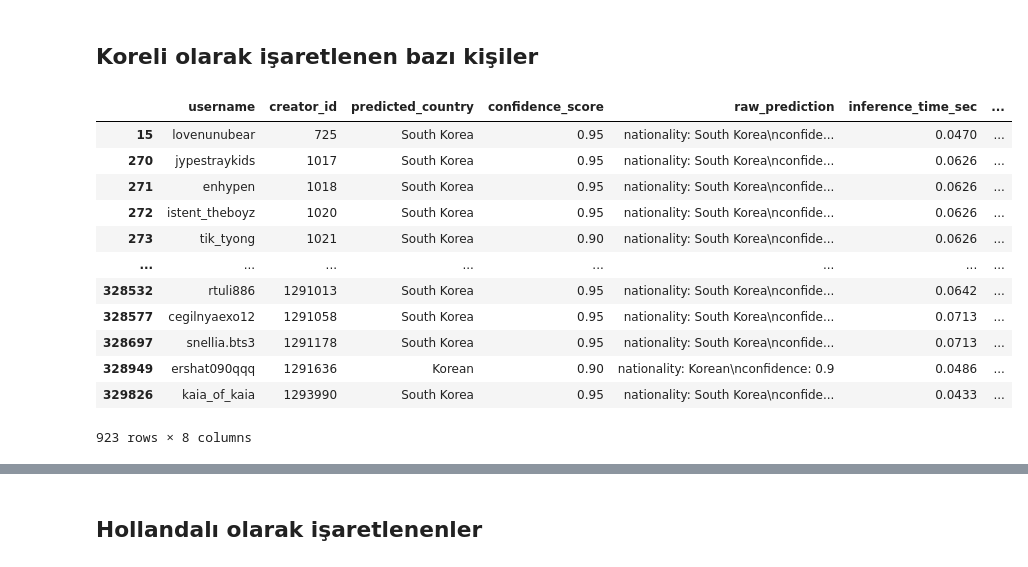
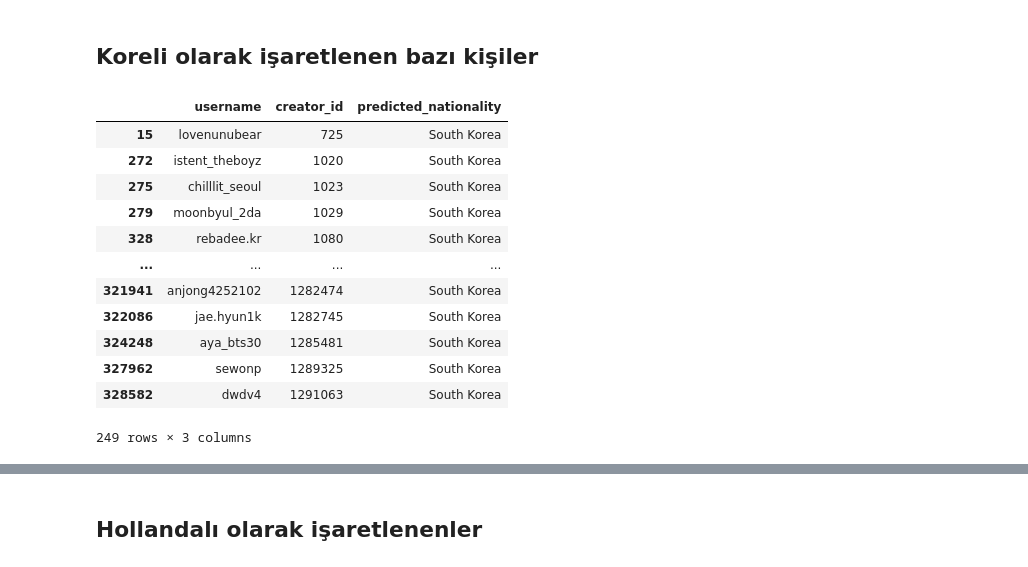
Before and after one commit to huseyinbayoglu/Inference-results, a Jupyter notebook: analyze_results.ipynb, the cells around one changed output, grey strips where cells are left out. Drawn from its saved outputs; the diff is of its cells as text; code cells hidden in the pictures.

```diff
--- a/analyze_results.ipynb
+++ b/analyze_results.ipynb
@@ -31,0 +4,5 @@ df.tail()
+# %%
+df = pd.read_csv("Results.csv")
+cols = df.columns[1:]
+df = df[cols]
+df
@@ -204,18 +216,18 @@ Bu kişiler için `teef20q` herşey arapça ancak iletişim için verilen telefo
 # %% [markdown]
 ## Koreli olarak işaretlenen bazı kişiler
 # %%
-df_confidence[df_confidence["predicted_country"].isin(["South Korea","Korea","Korean"])]
+df[df["predicted_nationality"].isin(["South Korea","Korea","Korean"])]
 # %% [output]
-|  | username | creator_id | predicted_country | confidence_score | raw_prediction | inference_time_sec | ... |
-| 15 | lovenunubear | 725 | South Korea | 0.95 | nationality: South Korea\nconfide... | 0.0470 | ... |
-| 270 | jypestraykids | 1017 | South Korea | 0.95 | nationality: South Korea\nconfide... | 0.0626 | ... |
-| 271 | enhypen | 1018 | South Korea | 0.95 | nationality: South Korea\nconfide... | 0.0626 | ... |
-| 272 | istent_theboyz | 1020 | South Korea | 0.95 | nationality: South Korea\nconfide... | 0.0626 | ... |
-| 273 | tik_tyong | 1021 | South Korea | 0.90 | nationality: South Korea\nconfide... | 0.0626 | ... |
-| ... | ... | ... | ... | ... | ... | ... | ... |
-| 328532 | rtuli886 | 1291013 | South Korea | 0.95 | nationality: South Korea\nconfide... | 0.0642 | ... |
-| 328577 | cegilnyaexo12 | 1291058 | South Korea | 0.95 | nationality: South Korea\nconfide... | 0.0713 | ... |
-| 328697 | snellia.bts3 | 1291178 | South Korea | 0.95 | nationality: South Korea\nconfide... | 0.0713 | ... |
-| 328949 | ershat090qqq | 1291636 | Korean | 0.90 | nationality: Korean\nconfidence: 0.9 | 0.0486 | ... |
-| 329826 | kaia_of_kaia | 1293990 | South Korea | 0.95 | nationality: South Korea\nconfide... | 0.0433 | ... |
+|  | username | creator_id | predicted_nationality |
+| 15 | lovenunubear | 725 | South Korea |
+| 272 | istent_theboyz | 1020 | South Korea |
+| 275 | chilllit_seoul | 1023 | South Korea |
+| 279 | moonbyul_2da | 1029 | South Korea |
+| 328 | rebadee.kr | 1080 | South Korea |
+| ... | ... | ... | ... |
+| 321941 | anjong4252102 | 1282474 | South Korea |
+| 322086 | jae.hyun1k | 1282745 | South Korea |
+| 324248 | aya_bts30 | 1285481 | South Korea |
+| 327962 | sewonp | 1289325 | South Korea |
+| 328582 | dwdv4 | 1291063 | South Korea |
-923 rows × 8 columns
+249 rows × 3 columns
```
Also changed, not shown: parts of 52 cells of this notebook.
